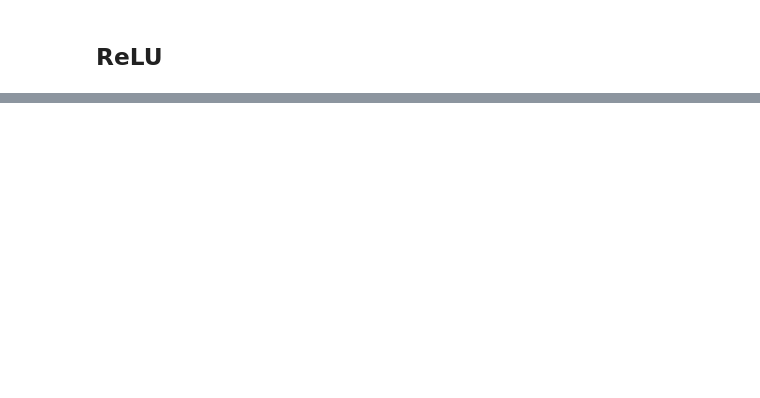
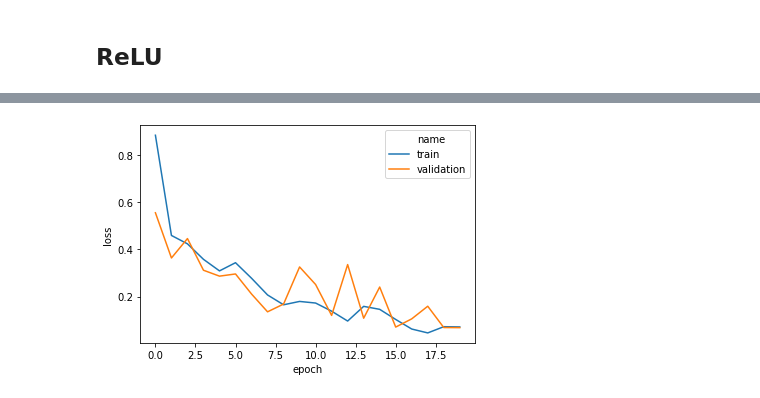
Before and after one commit to bitjockey42/ikapati-research, a Jupyter notebook: notebooks/4.1-agj-evaluate-Potato.ipynb, the cells around one changed output, grey strips where cells are left out. Saved outputs shown, nothing was run; the diff lists cells and outputs as text; code cells hidden in the pictures; blank space fills up the shorter version.

```diff
--- a/notebooks/4.1-agj-evaluate-Potato.ipynb
+++ b/notebooks/4.1-agj-evaluate-Potato.ipynb
@@ -86,0 +95,3 @@ accuracy_plot = visualize.learning_curves("accuracy", metrics_df)
+# %%
+dropout_model_metadata_file_path = pathlib.Path("..", training_logs["relu-dropout"], "metadata.json")
+dropout_model_metadata = io.read_metadata(str(dropout_model_metadata_file_path))
@@ -86,0 +118,8 @@ accuracy_plot = visualize.learning_curves("accuracy", metrics_df)
+# %%
+dropout_history = dropout_model_metadata["history"]
+# %%
+dropout_metrics_df = visualize.create_metrics_dataframe(dropout_history)
+# %%
+dropout_loss_plot = visualize.learning_curves("loss", dropout_metrics_df)
+# %% [output]
+[figure, added]
```
Also changed, not shown: parts of 12 cells of this notebook, 4 other files.
